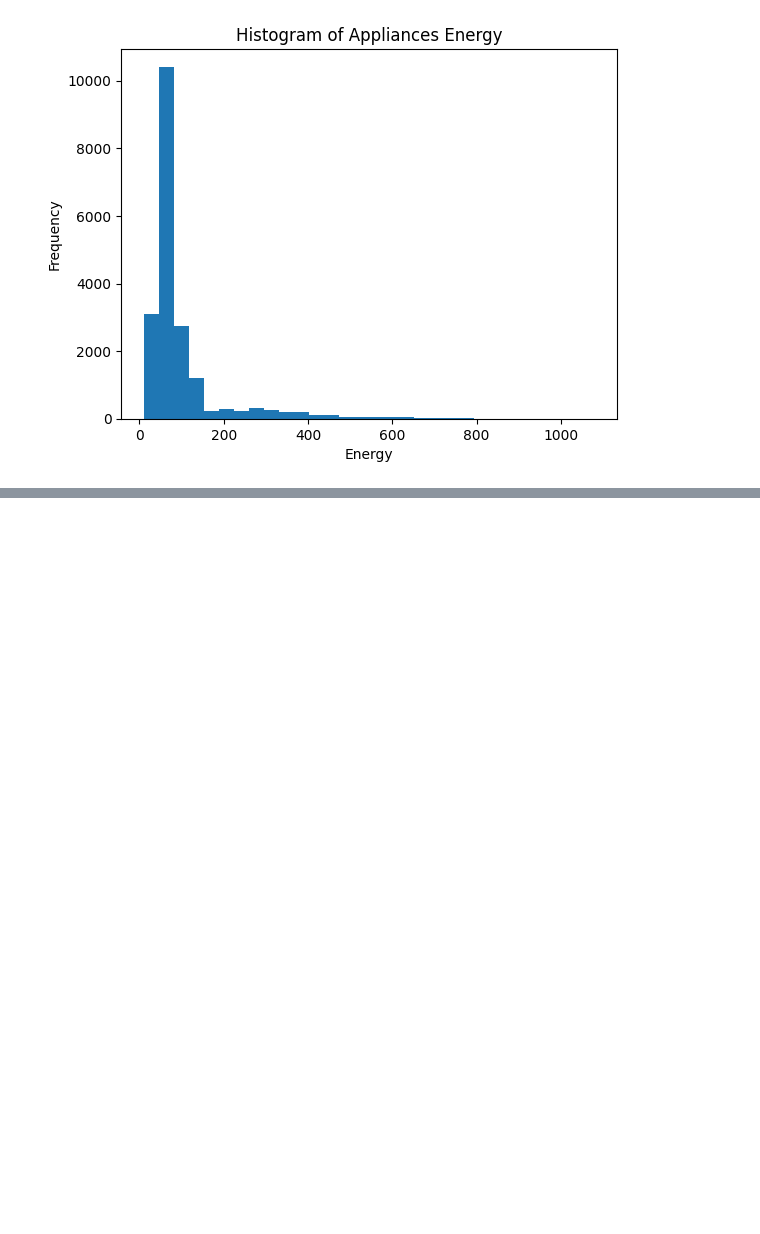
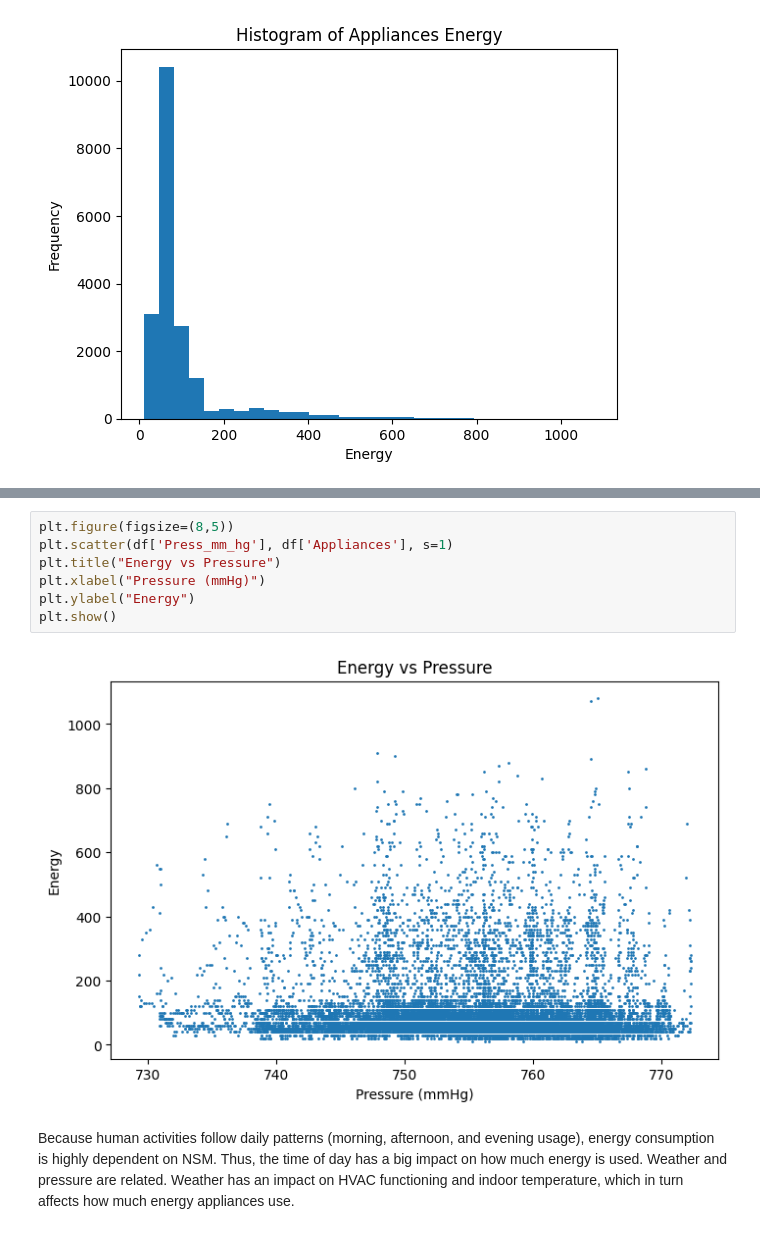
Before and after one commit to ali-farshad/Homework1-ME5920, a Jupyter notebook: 2_2.ipynb, the cells around one changed output, grey strips where cells are left out. Cells and saved outputs as stored; diff of their text form; blank space fills up the shorter version.

```diff
--- a/2_2.ipynb
+++ b/2_2.ipynb
@@ -67,0 +83,12 @@ plt.show()
+# %%
+plt.figure(figsize=(8,5))
+plt.scatter(df['Press_mm_hg'], df['Appliances'], s=1)
+plt.title("Energy vs Pressure")
+plt.xlabel("Pressure (mmHg)")
+plt.ylabel("Energy")
+plt.show()
+# %% [output]
+[figure, added]
+# %% [markdown]
+Because human activities follow daily patterns (morning, afternoon, and evening usage), energy consumption is highly dependent on NSM. Thus, the time of day has a big impact on how much energy is used.
+Weather and pressure are related. Weather has an impact on HVAC functioning and indoor temperature, which in turn affects how much energy appliances use.
```
Also changed, not shown: parts of 1 cell of this notebook.
